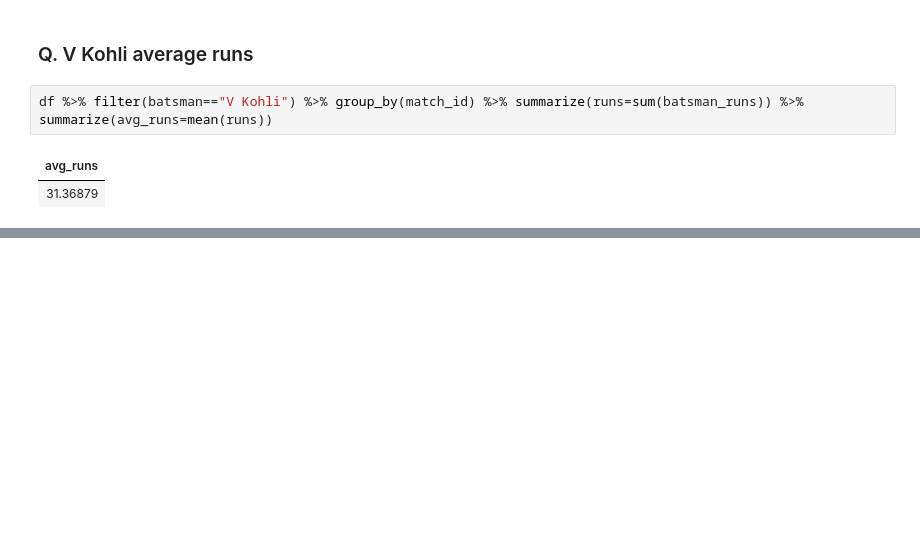
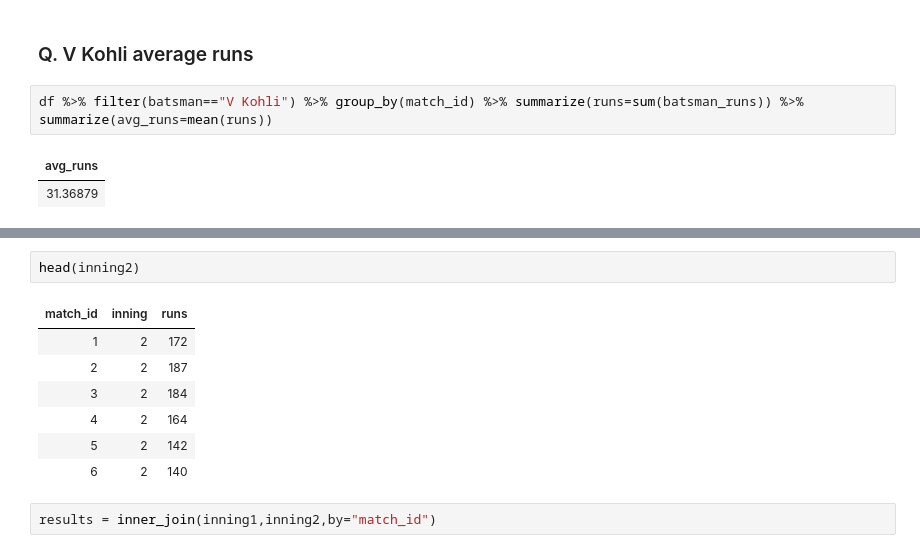
Before and after one commit to bhupendrabhoir/https-github.com-sukamal1928-R, a Jupyter notebook: Dplyr exercise.ipynb, the cells around one changed output, grey strips where cells are left out. Drawn from its saved outputs; the diff is of its cells as text; blank space fills up the shorter version.

```diff
--- a/Dplyr exercise.ipynb
+++ b/Dplyr exercise.ipynb
@@ -113,0 +132,12 @@ df %>% filter(batsman=="V Kohli") %>% group_by(match_id) %>% summarize(runs=sum(
+# %%
+head(inning2)
+# %% [output]
+| match_id | inning | runs |
+| 1 | 2 | 172 |
+| 2 | 2 | 187 |
+| 3 | 2 | 184 |
+| 4 | 2 | 164 |
+| 5 | 2 | 142 |
+| 6 | 2 | 140 |
+# %%
+results = inner_join(inning1,inning2,by="match_id")
```
Also changed, not shown: parts of 11 cells of this notebook, 10 other files.
